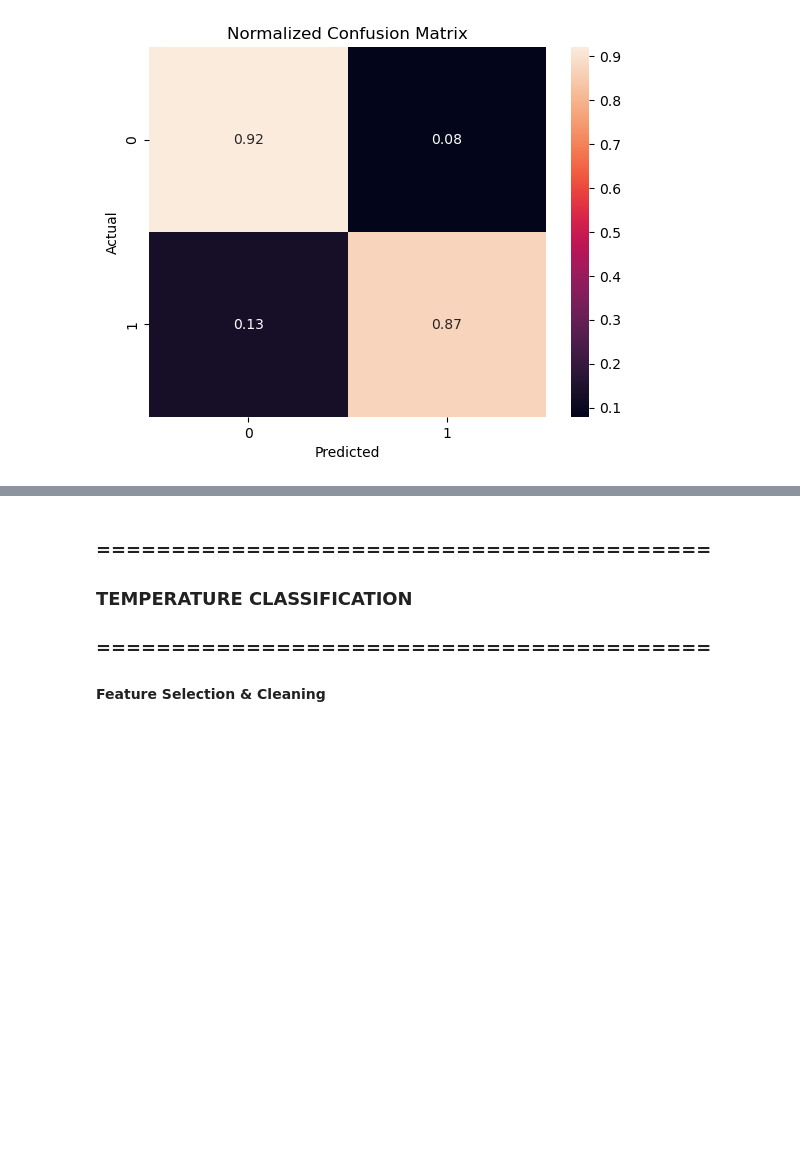
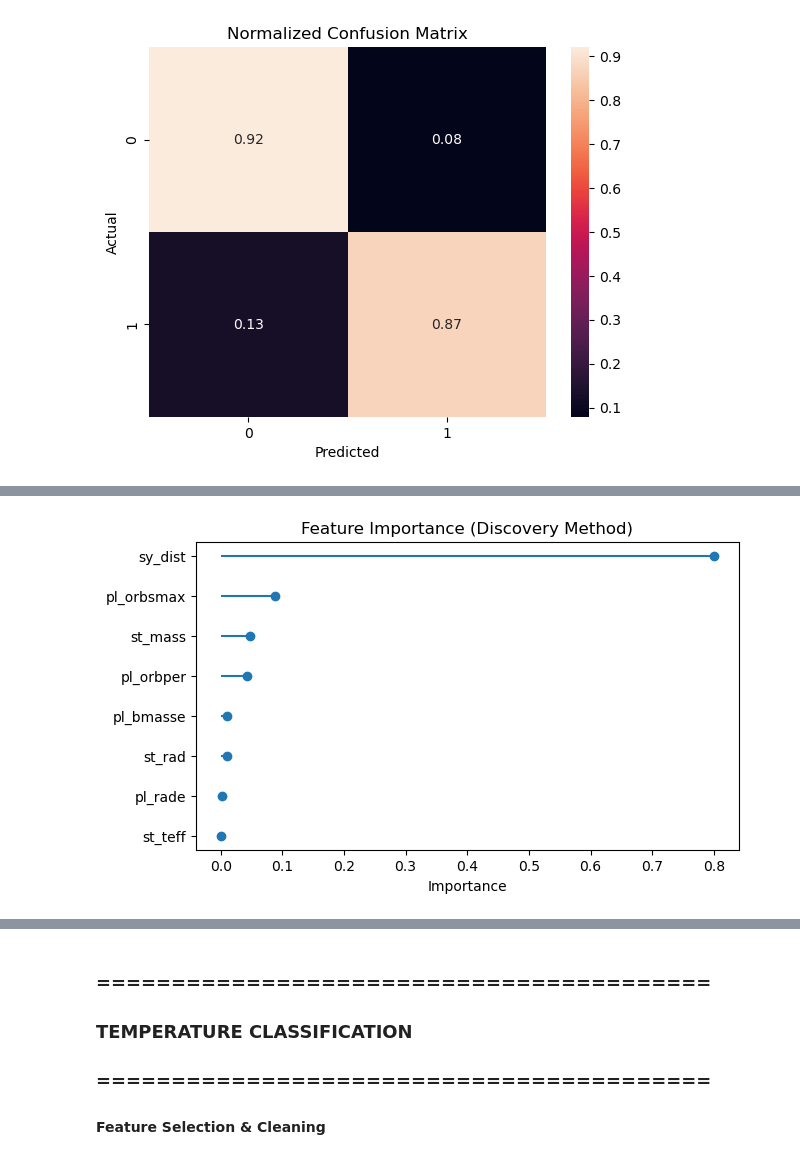
Before and after one commit to AnanyaGupta0-0/Classification-and-Clustering-of-Exoplanets-Using-NASA-Astronomical-Data, a Jupyter notebook: 2_SUPERVISED_MODELS.ipynb, the cells around one changed output, grey strips where cells are left out. Drawn from its saved outputs; the diff is of its cells as text; code cells hidden in the pictures; blank space fills up the shorter version.

Commit message:
added Feature Importance and Domain Validation

```diff
--- a/2_SUPERVISED_MODELS.ipynb
+++ b/2_SUPERVISED_MODELS.ipynb
@@ -176,0 +179,9 @@ plt.show()
+# %%
+dt_A = models_A["Decision Tree"].named_steps["model"]
+# Feature importance
+importance_A = dt_A.feature_importances_
+fi_A = pd.DataFrame({
+    "Feature": features_A,
+    "Importance": importance_A
+}).sort_values(by="Importance", ascending=True)
+print(fi_A)
@@ -176,0 +198,17 @@ plt.show()
+# %%
+plt.figure(figsize=(7,4))
+plt.hlines(
+    y=fi_A["Feature"],
+    xmin=0,
+    xmax=fi_A["Importance"]
+)
+plt.plot(
+    fi_A["Importance"],
+    fi_A["Feature"],
+    "o"
+)
+plt.xlabel("Importance")
+plt.title("Feature Importance (Discovery Method)")
+plt.show()
+# %% [output]
+[figure, added]
```
Also changed, not shown: parts of 9 cells of this notebook.
